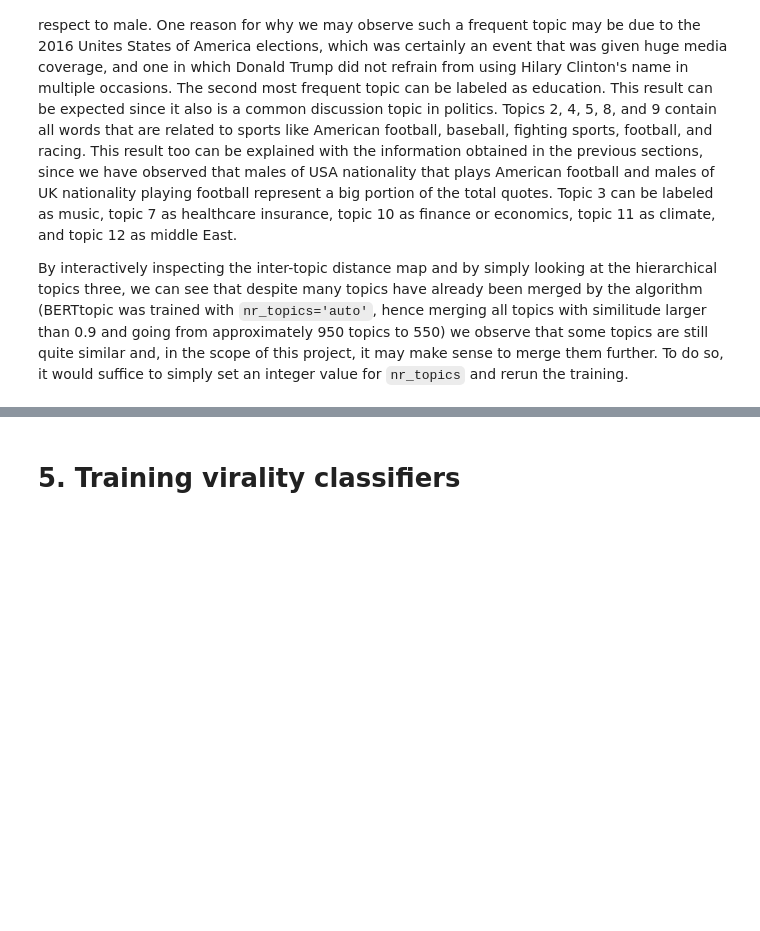
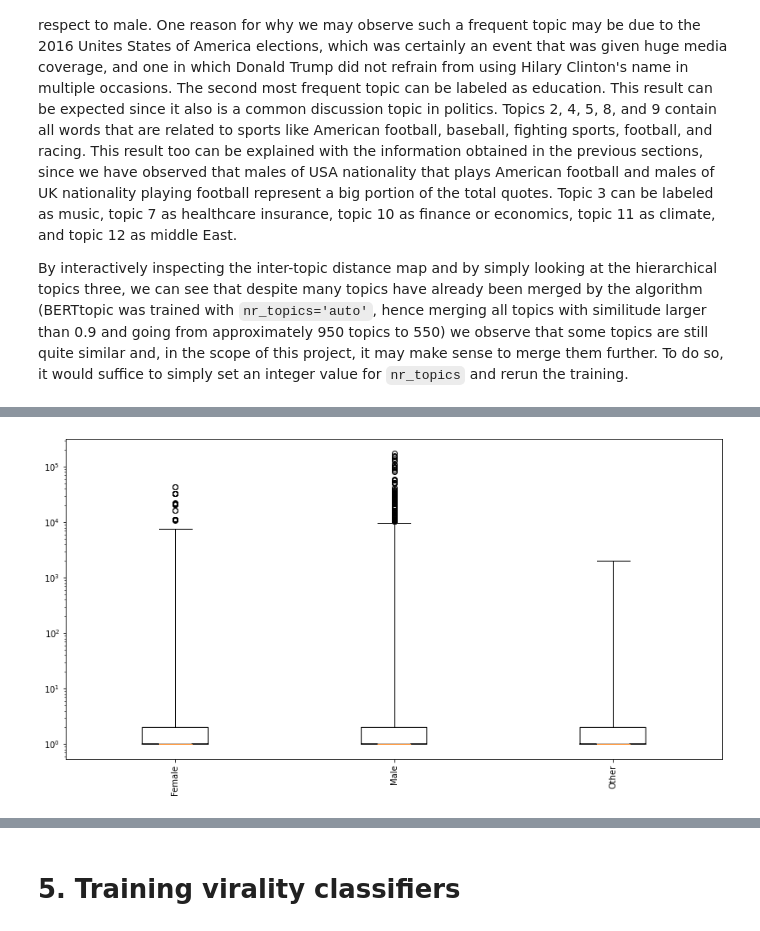
Before and after one commit to epfl-ada/ada-2021-project-cool-group-name, a Jupyter notebook: Project.ipynb, the cells around one changed output, grey strips where cells are left out. Drawn from its saved outputs; the diff is of its cells as text; code cells hidden in the pictures; blank space fills up the shorter version.

```diff
--- a/Project.ipynb
+++ b/Project.ipynb
@@ -874,0 +1107,4 @@ In this section, we analyze the relationship between the selected features and t
+# %%
+plot_distr_occurrences_features(features, features_cols_titles, 'gender', num_occurrences, figsize = (14, 7))
+# %% [output]
+[figure, added]
```
Also changed, not shown: parts of 27 cells of this notebook.
